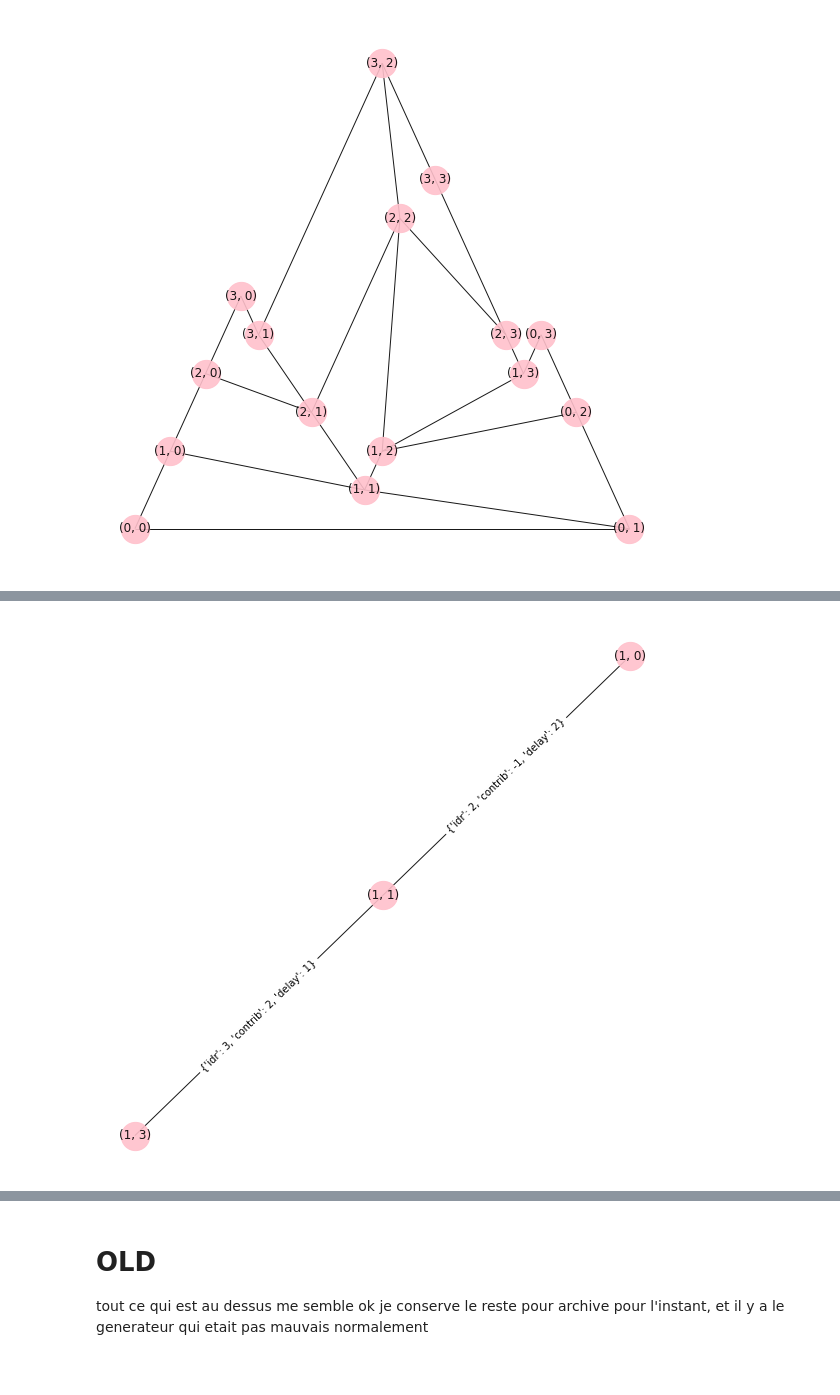
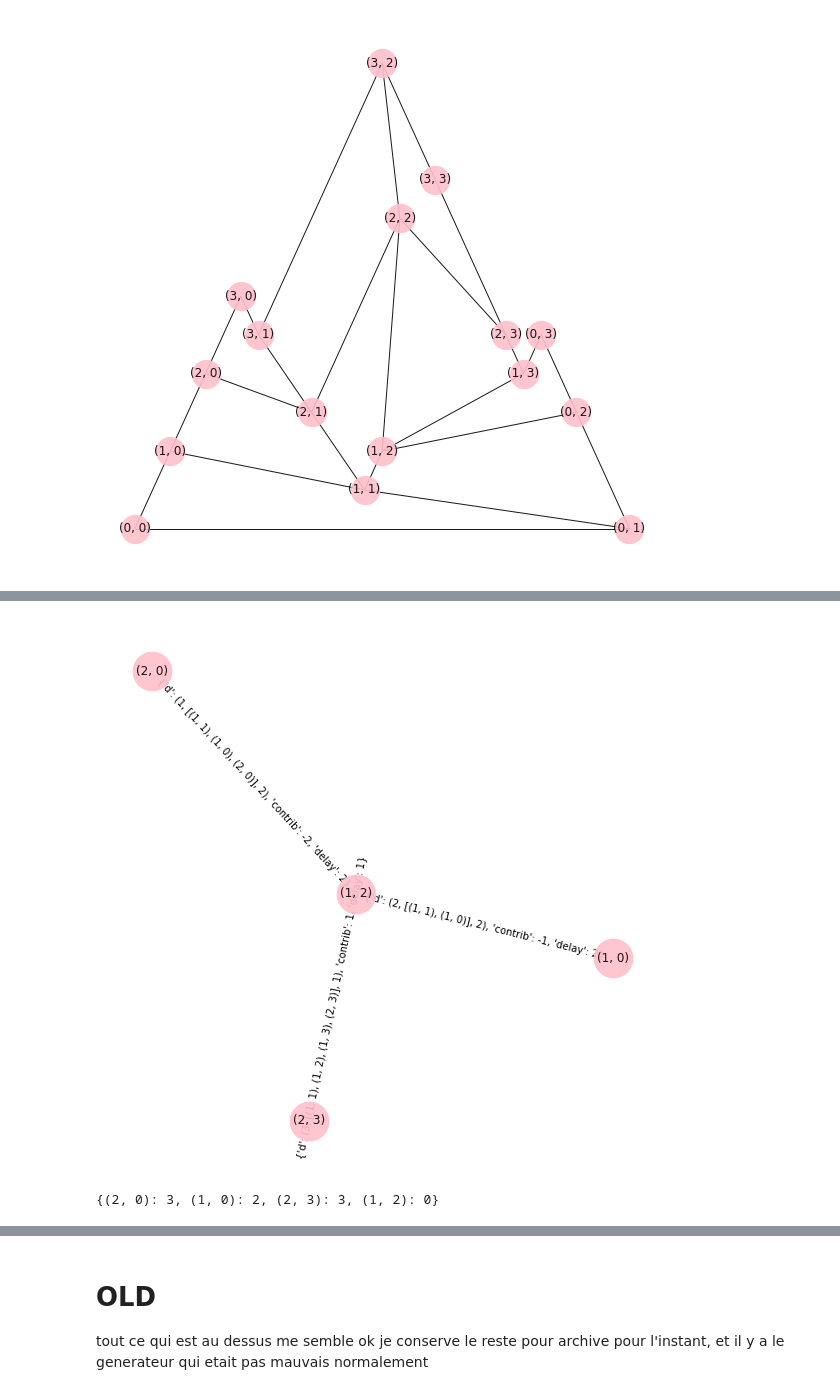
Before and after one commit to cristal-smac/mas_basics, a Jupyter notebook: mas_transportation_fr.ipynb, the cells around one changed output, grey strips where cells are left out. Saved outputs shown, nothing was run; the diff lists cells and outputs as text; code cells hidden in the pictures.

Commit message:
maj, encore beaucoup de menage à faire mais ça commence à fonctionner

```diff
--- a/mas_transportation_fr.ipynb
+++ b/mas_transportation_fr.ipynb
@@ -594,11 +235,13 @@ class DriverAgent(Agent):
     def __init__(self, unique_id, trip):
         super().__init__(unique_id)
         self.trip = trip
-
     def update(self) :
         pass
     def decide(self) :
-        self.trip.pop(0)
+        if len(self.trip)>0:
+            self.trip.pop(0)
+        else :
+            self.is_alive = False
 # %%
 class RiderAgent(Agent):
     def __init__(self, unique_id, v_dep, v_arr):
@@ -660,6 +529,11 @@ class SMA:
         self.agentList = agentList
         self.drivers_nodes_tracker = dict()
         self.graph = graph
+
+    #ces méthodes ne doivent pas être là mais je ne sais pas ou les mettre autrement, ça permet d'éviter
+    #de faire plein de demande de match au drivers, on regarde une fois qui match avec quoi avec update_nodes_tracker
+    #puis ensuite il suffit d'acceder au dictionnaire avec get_rider_matched_drivers
+
 
     def update_nodes_tracker(self):
         drivers = [agent for agent in self.agentList if (agent.__class__.__name__ == "DriverAgent")]
@@ -671,7 +545,10 @@ class SMA:
             for driver in drivers :
                 if key in driver.trip:
                     m_idx = driver.trip.index(key)
-                    self.drivers_nodes_tracker[key].append((driver.unique_id, driver.trip[m_idx:], m_idx))
+                    sub_trip = driver.trip[m_idx:]
+                    #on verifie que le noeud de transition n'est pas l'arrive du conducteur
+                    if len(sub_trip) > 1:
+                        self.drivers_nodes_tracker[key].append((driver.unique_id, driver.trip[m_idx:], m_idx))
         print("\n driver node tracker :", self.drivers_nodes_tracker)
 
 
@@ -690,6 +567,12 @@ class SMA:
 
     def runOnce(self):
         self.tick += 1
+
+        #on nettoie la liste des agents
+        for a in agentList :
+            if a.is_alive == False:
+                agentList.remove(a)
+
         self.update_nodes_tracker()
         for agent in self.agentList:
             agent.update()
@@ -711,7 +599,9 @@ node_list = list(graph.nodes)
 trip1 = nx.shortest_path( graph, random.choice(node_list), random.choice(node_list))
 trip2 = nx.shortest_path( graph, (1, 3), (1, 0))
 print(trip2)
-trip3 = nx.shortest_path( graph, (1, 0), (1, 3))
-trip4 = list(((2,2),(1,2),(0,2),(0,1)))
+trip3 = nx.shortest_path( graph, (1, 0), (2, 3))
+trip4 = list(((2,2),(1,2),(0,2),(1,1)))
+trip5 = list(((3,2),(2,2),(2,3),(1,3),(0,3),(0,2)))
+print("\n trip1:",trip1,"\n trip2:",trip2,"\n trip3:",trip3,"\n trip4:",trip4, "\n trip5:",trip5 )
 # %% [output]
 [(1, 3), (1, 2), (1, 1), (1, 0)]
@@ -718,5 +614,5 @@ trip4 = list(((2,2),(1,2),(0,2),(0,1)))
 # %%
-agentList = [RiderAgent(0,(1, 1),(1, 3)), DriverAgent(1, trip1), DriverAgent(2, trip2), DriverAgent(3, trip3), DriverAgent(4, trip4)]
+agentList = [RiderAgent(0,(1, 1),(1, 3)), DriverAgent(1, trip1), DriverAgent(2, trip2), DriverAgent(3, trip3), DriverAgent(4, trip4), DriverAgent(5, trip5)]
 sma = SMA(agentList, graph)
 sma.runOnce()
 # %% [output]
@@ -734,12 +639,16 @@ tick 1 ended
 # %%
 import matplotlib.pyplot as plt
 
 plt.figure(figsize=(10,10))    # pour définir la taille de la figure
 G_ts = sma.agentList[0].G_ts
 pos = nx.spring_layout(G_ts)
-nx.draw_networkx(G_ts,pos=pos,edge_color='black',width=1,linewidths=1,node_size=800,node_color='pink',alpha=0.9)
+#labels = nx.get_node_attributes(G_ts, 'distance')
+nx.draw_networkx(G_ts,pos=pos, edge_color='black',width=1,linewidths=1,node_size=1500,node_color='pink',alpha=0.9)
 nx.draw_networkx_edge_labels(G_ts,pos=pos)
+#nx.draw_networkx_labels(G_ts,pos=nx.spring_layout(G_ts),labels=labels)
 plt.axis('off')
 plt.show()
+print( nx.get_node_attributes(G_ts, 'distance') )
 # %% [output]
-[figure, old version]
+[figure, new version]
+{(2, 0): 3, (1, 0): 2, (2, 3): 3, (1, 2): 0}
```
Also changed, not shown: parts of 42 cells of this notebook.
